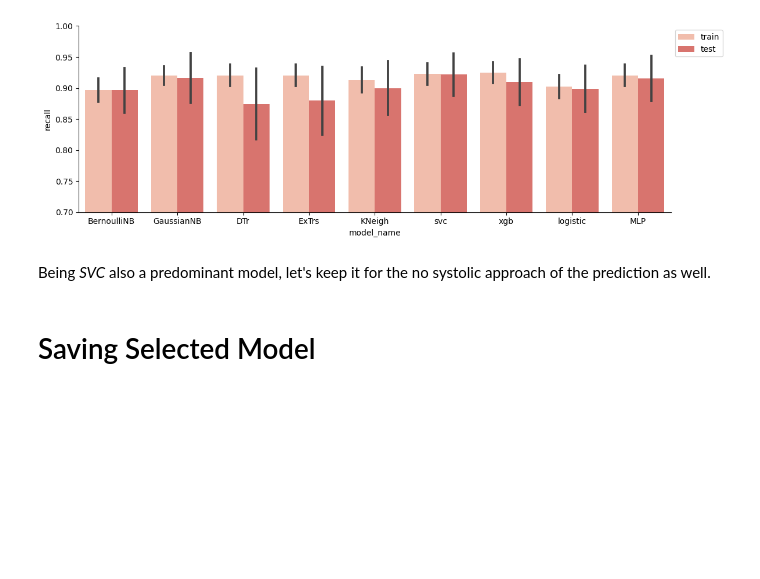
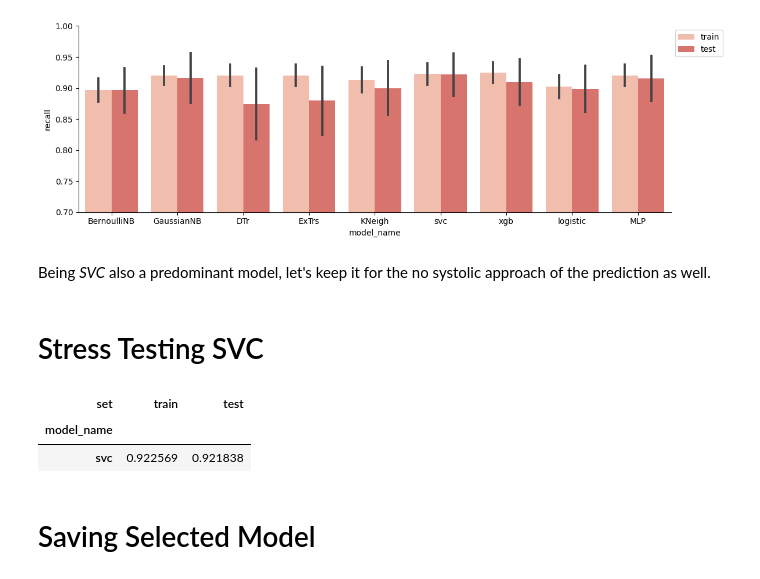
Before and after one commit to maikelps/SleepDisorder, a Jupyter notebook: ML_Assessment_noSys.ipynb, the cells around one changed output. Cells and saved outputs as stored; diff of their text form; code cells hidden in the pictures; blank space fills up the shorter version.

```diff
--- a/ML_Assessment_noSys.ipynb
+++ b/ML_Assessment_noSys.ipynb
@@ -166,3 +166,14 @@ Being _SVC_ also a predominant model, let's keep it for the no systolic approach
 # %%
 # Saving Result
 result_df.to_csv('Data/NoSystolicResultsExperiment1.csv')
+# %% [markdown]
+# Stress Testing SVC
+# %%
+# Importing cleaned frame
+df = cleaned_fr(avoid_systolic=True)
+
+# Separating
+X, y = df.iloc[:, :-1], df.iloc[:, -1]
+
+# Times to repeat Kfold instance (Aumented repetitions)
+rKF = RepeatedKFold(n_repeats=100, n_splits=3, random_state=23)
@@ -169,3 +226,13 @@ result_df.to_csv('Data/NoSystolicResultsExperiment1.csv')
+# %%
+# Saving in DataFrame
+result2_df = pd.DataFrame( {'fold_id':_folds, 'model_name':_names, 'set': _set_type, 'accuracy':_accuracy, 'precision':_precision, 'recall':_recall, 'f1':_f1} )
+# %%
+# Quick  look to the average performance
+result2_df.groupby(by=['model_name','set']).agg({'mean'}).loc[:,'recall'].unstack().droplevel(0,axis=1).filter(['train','test']).sort_values(by=['test'], ascending=False)
+# %% [output]
+| set | train | test |
+| model_name |  |  |
+| svc | 0.922569 | 0.921838 |
 # %% [markdown]
 # Saving Selected Model
 # %%
```
Also changed, not shown: parts of 6 cells of this notebook, 8 other files.
